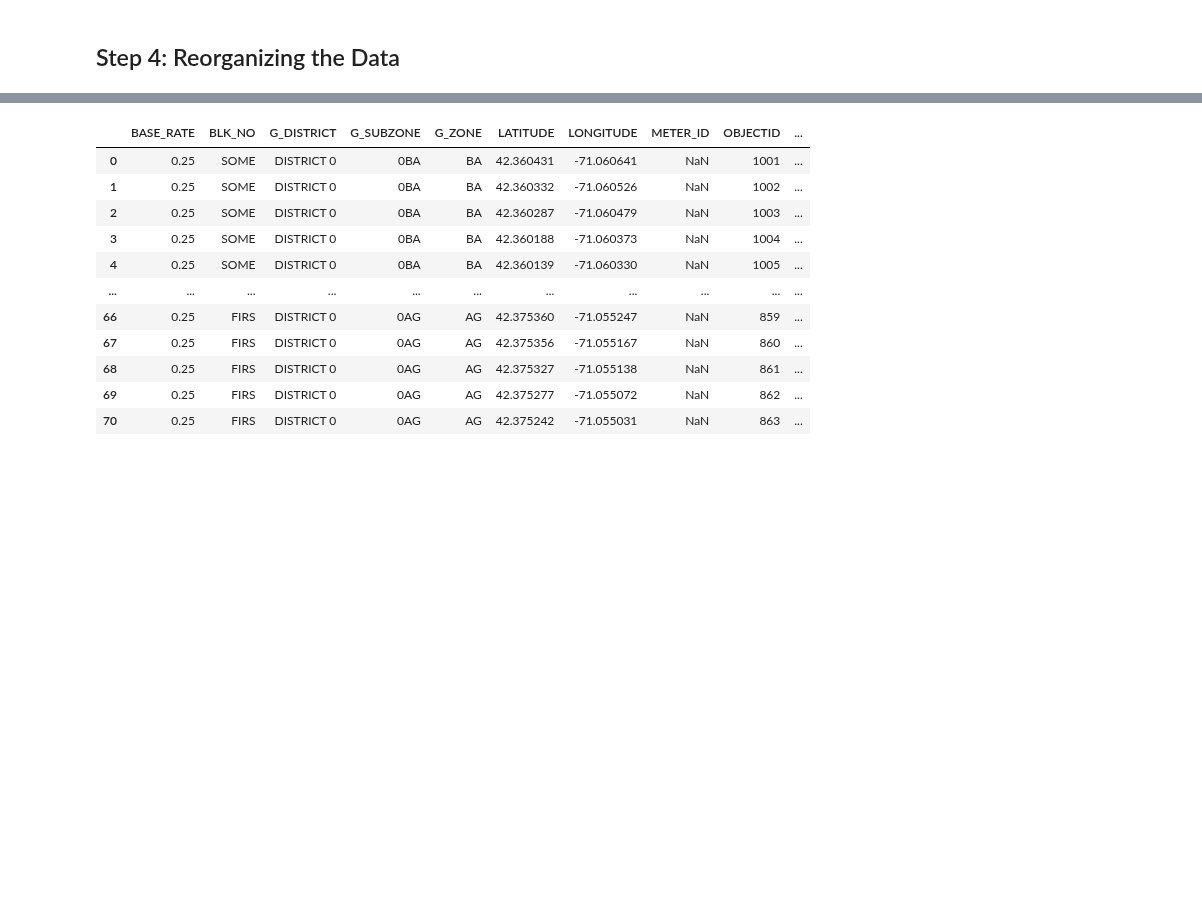
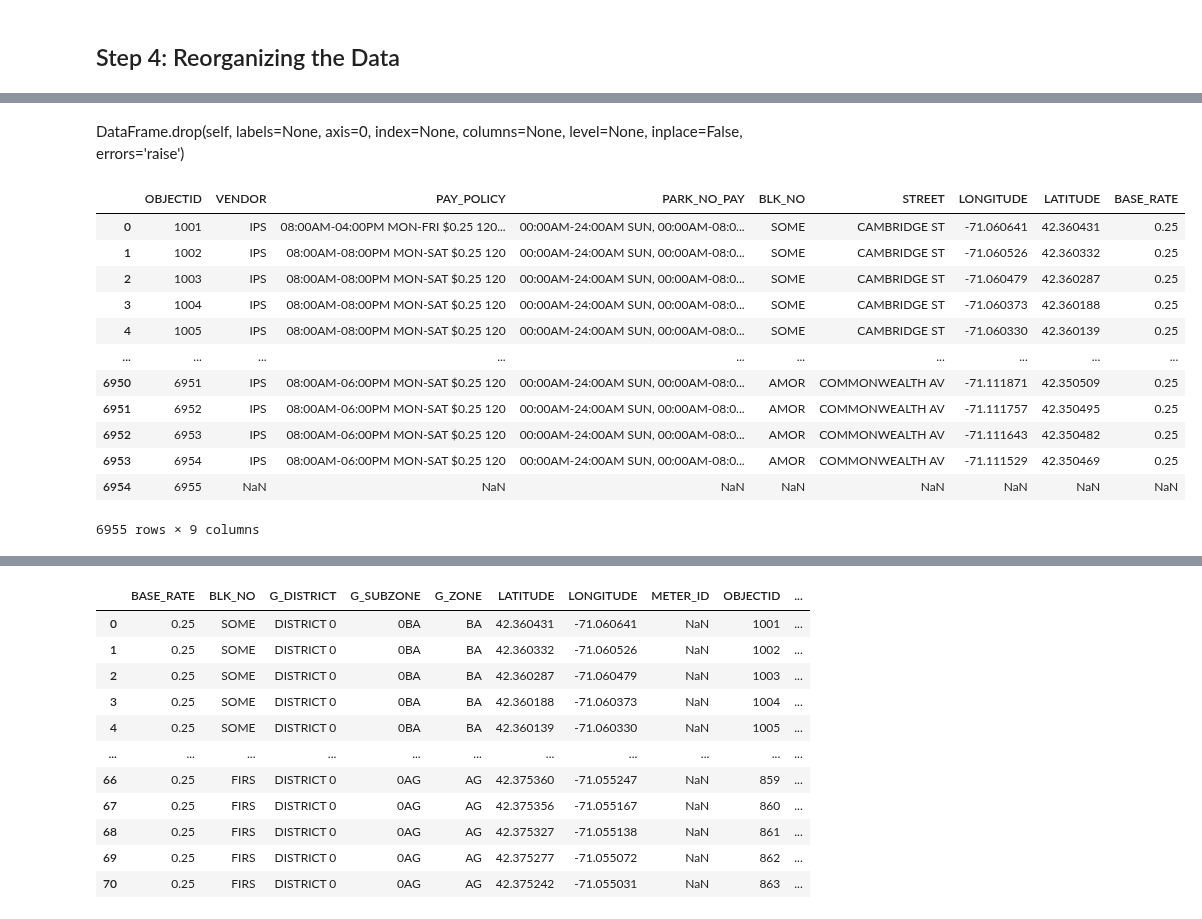
Before and after one commit to viymak/data-cleaning-python, a Jupyter notebook: Boston_Parking.ipynb, the cells around one changed output, grey strips where cells are left out. Saved outputs shown, nothing was run; the diff lists cells and outputs as text; code cells hidden in the pictures; blank space fills up the shorter version.

```diff
--- a/Boston_Parking.ipynb
+++ b/Boston_Parking.ipynb
@@ -148,3 +148,21 @@ print(boston_meters.PAY_POLICY.unique())
+# %% [markdown]
+DataFrame.drop(self, labels=None, axis=0, index=None, columns=None, level=None, inplace=False, errors='raise')
+# %%
+boston_meters.drop(['TOW_AWAY','G_DISTRICT', 'G_ZONE', 'G_SUBZONE', 'METER_ID'], axis=1)
+# %% [output]
+|  | OBJECTID | VENDOR | PAY_POLICY | PARK_NO_PAY | BLK_NO | STREET | LONGITUDE | LATITUDE | BASE_RATE |
+| 0 | 1001 | IPS | 08:00AM-04:00PM MON-FRI $0.25 120... | 00:00AM-24:00AM SUN, 00:00AM-08:0... | SOME | CAMBRIDGE ST | -71.060641 | 42.360431 | 0.25 |
+| 1 | 1002 | IPS | 08:00AM-08:00PM MON-SAT $0.25 120 | 00:00AM-24:00AM SUN, 00:00AM-08:0... | SOME | CAMBRIDGE ST | -71.060526 | 42.360332 | 0.25 |
+| 2 | 1003 | IPS | 08:00AM-08:00PM MON-SAT $0.25 120 | 00:00AM-24:00AM SUN, 00:00AM-08:0... | SOME | CAMBRIDGE ST | -71.060479 | 42.360287 | 0.25 |
+| 3 | 1004 | IPS | 08:00AM-08:00PM MON-SAT $0.25 120 | 00:00AM-24:00AM SUN, 00:00AM-08:0... | SOME | CAMBRIDGE ST | -71.060373 | 42.360188 | 0.25 |
+| 4 | 1005 | IPS | 08:00AM-08:00PM MON-SAT $0.25 120 | 00:00AM-24:00AM SUN, 00:00AM-08:0... | SOME | CAMBRIDGE ST | -71.060330 | 42.360139 | 0.25 |
+| ... | ... | ... | ... | ... | ... | ... | ... | ... | ... |
+| 6950 | 6951 | IPS | 08:00AM-06:00PM MON-SAT $0.25 120 | 00:00AM-24:00AM SUN, 00:00AM-08:0... | AMOR | COMMONWEALTH AV | -71.111871 | 42.350509 | 0.25 |
+| 6951 | 6952 | IPS | 08:00AM-06:00PM MON-SAT $0.25 120 | 00:00AM-24:00AM SUN, 00:00AM-08:0... | AMOR | COMMONWEALTH AV | -71.111757 | 42.350495 | 0.25 |
+| 6952 | 6953 | IPS | 08:00AM-06:00PM MON-SAT $0.25 120 | 00:00AM-24:00AM SUN, 00:00AM-08:0... | AMOR | COMMONWEALTH AV | -71.111643 | 42.350482 | 0.25 |
+| 6953 | 6954 | IPS | 08:00AM-06:00PM MON-SAT $0.25 120 | 00:00AM-24:00AM SUN, 00:00AM-08:0... | AMOR | COMMONWEALTH AV | -71.111529 | 42.350469 | 0.25 |
+| 6954 | 6955 | NaN | NaN | NaN | NaN | NaN | NaN | NaN | NaN |
+6955 rows × 9 columns
 # %% [markdown]
 ##### Merging Dataframes
 
```
Also changed, not shown: parts of 6 cells of this notebook.
